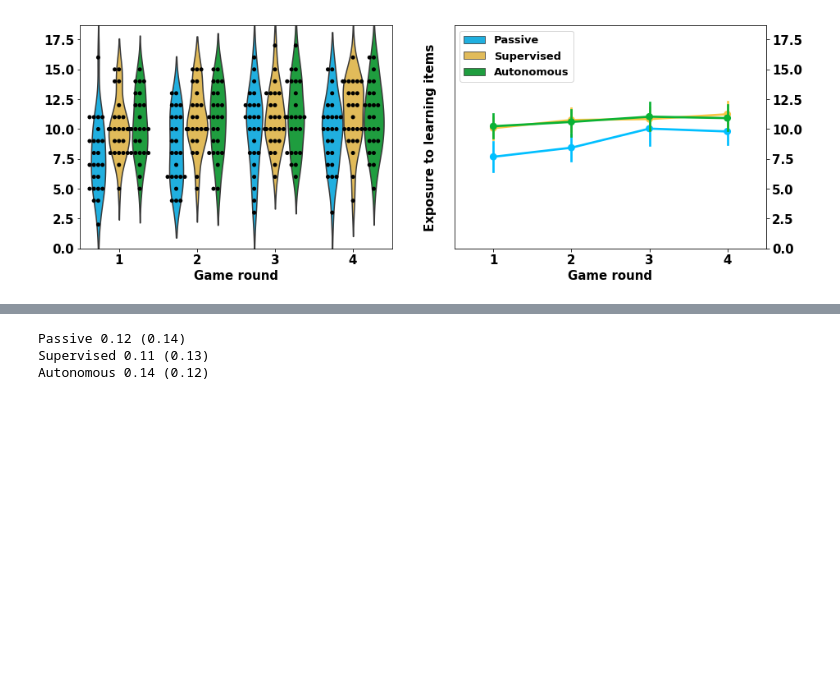
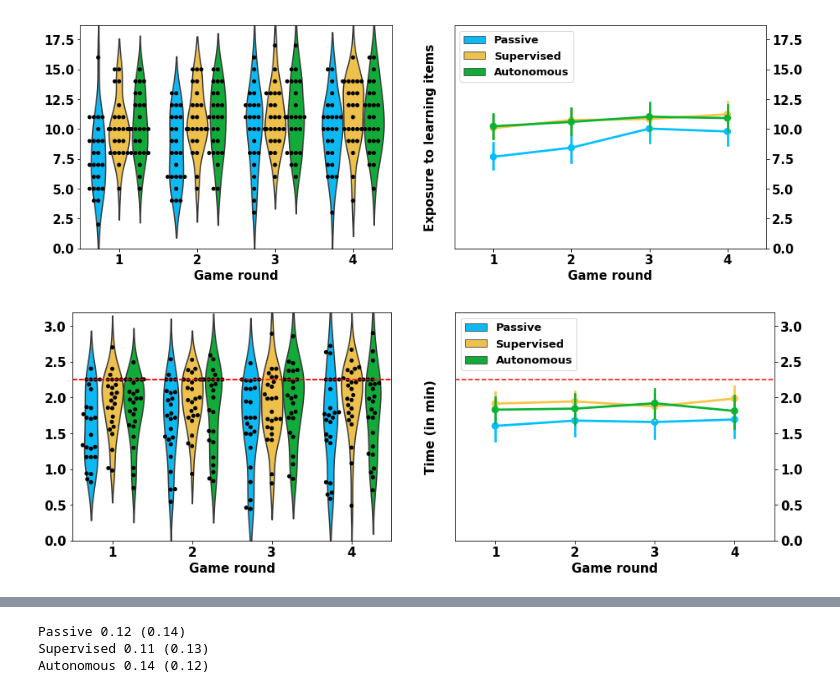
Before and after one commit to emmanuel-senft/data-foodchain, a Jupyter notebook: analyse.ipynb, the cells around one changed output, grey strips where cells are left out. Saved outputs shown, nothing was run; the diff lists cells and outputs as text; code cells hidden in the pictures; blank space fills up the shorter version.

Commit message:
Clean analyse file and add figures

```diff
--- a/analyse.ipynb
+++ b/analyse.ipynb
@@ -164,4 +83,6 @@ def analyse_actions(data,cat,hue,xlabel,ylabel,action_labels,palette=["#F7C544",
 # %%
-analyse(df,"Game","d_eat","condition","Game round","Exposure to learning items",saving=False)
+analyse(df,"Game","d_eat","condition","Game round","Exposure to learning items",saving=saving)
+analyse(df,"Game","time","condition","Game round","Time (in min)", saving=saving,line=2.25)
 # %% [output]
 [figure]
+[figure, added]
```
Also changed, not shown: parts of 23 cells of this notebook, 5 other files.
